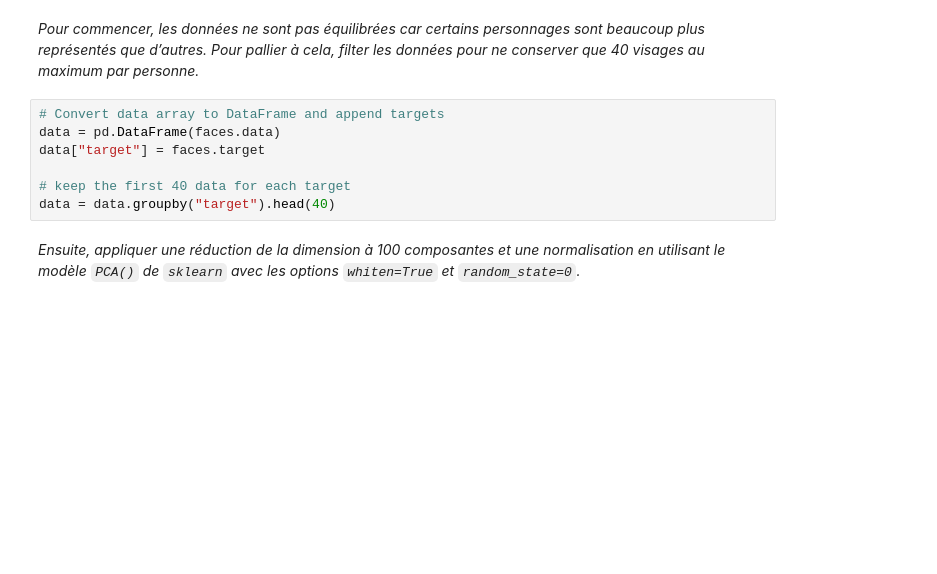
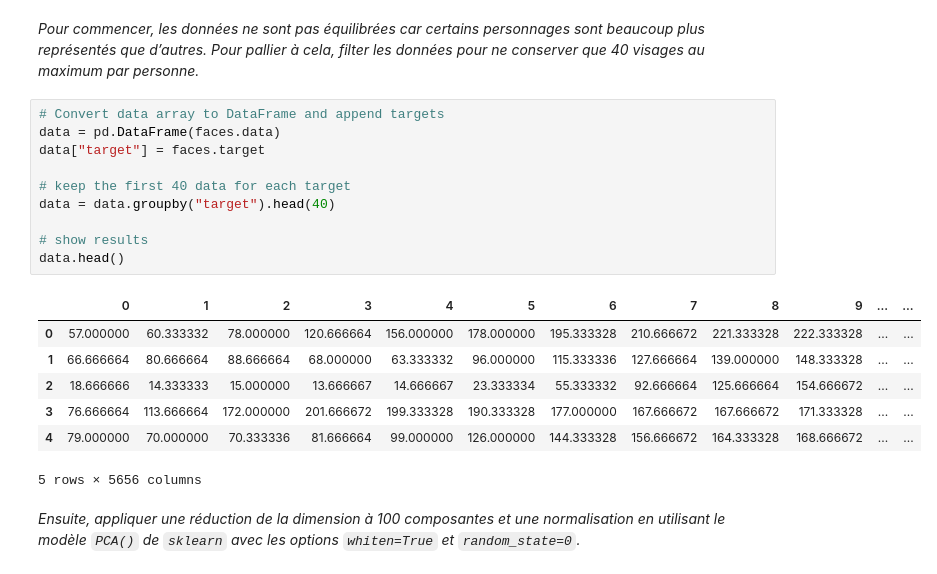
Before and after one commit to Neilero/IFT870-LFW, a Jupyter notebook: src/tp4_debut.ipynb, the cells around one changed output. Cells and saved outputs as stored; diff of their text form; blank space fills up the shorter version.

```diff
--- a/src/tp4_debut.ipynb
+++ b/src/tp4_debut.ipynb
@@ -64,10 +67,21 @@ plus représentés que d’autres. Pour pallier à cela, filter les données pou
 # %%
 # Convert data array to DataFrame and append targets
 data = pd.DataFrame(faces.data)
 data["target"] = faces.target
 
 # keep the first 40 data for each target
 data = data.groupby("target").head(40)
+
+# show results
+data.head()
+# %% [output]
+|  | 0 | 1 | 2 | 3 | 4 | 5 | 6 | 7 | 8 | 9 | ... | ... |
+| 0 | 57.000000 | 60.333332 | 78.000000 | 120.666664 | 156.000000 | 178.000000 | 195.333328 | 210.666672 | 221.333328 | 222.333328 | ... | ... |
+| 1 | 66.666664 | 80.666664 | 88.666664 | 68.000000 | 63.333332 | 96.000000 | 115.333336 | 127.666664 | 139.000000 | 148.333328 | ... | ... |
+| 2 | 18.666666 | 14.333333 | 15.000000 | 13.666667 | 14.666667 | 23.333334 | 55.333332 | 92.666664 | 125.666664 | 154.666672 | ... | ... |
+| 3 | 76.666664 | 113.666664 | 172.000000 | 201.666672 | 199.333328 | 190.333328 | 177.000000 | 167.666672 | 167.666672 | 171.333328 | ... | ... |
+| 4 | 79.000000 | 70.000000 | 70.333336 | 81.666664 | 99.000000 | 126.000000 | 144.333328 | 156.666672 | 164.333328 | 168.666672 | ... | ... |
+5 rows × 5656 columns
 # %% [markdown]
 *Ensuite, appliquer une réduction de la dimension à 100 composantes et une normalisation
 en utilisant le modèle `PCA()` de `sklearn` avec les options `whiten=True` et `random_state=0`.*
```
Also changed, not shown: parts of 6 cells of this notebook, 1 other file.
